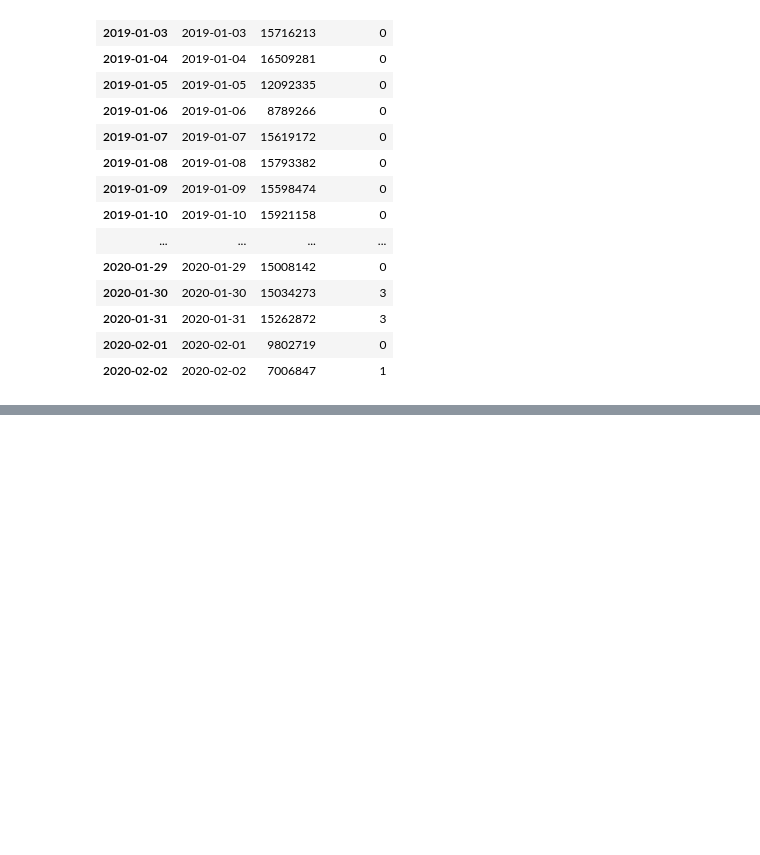
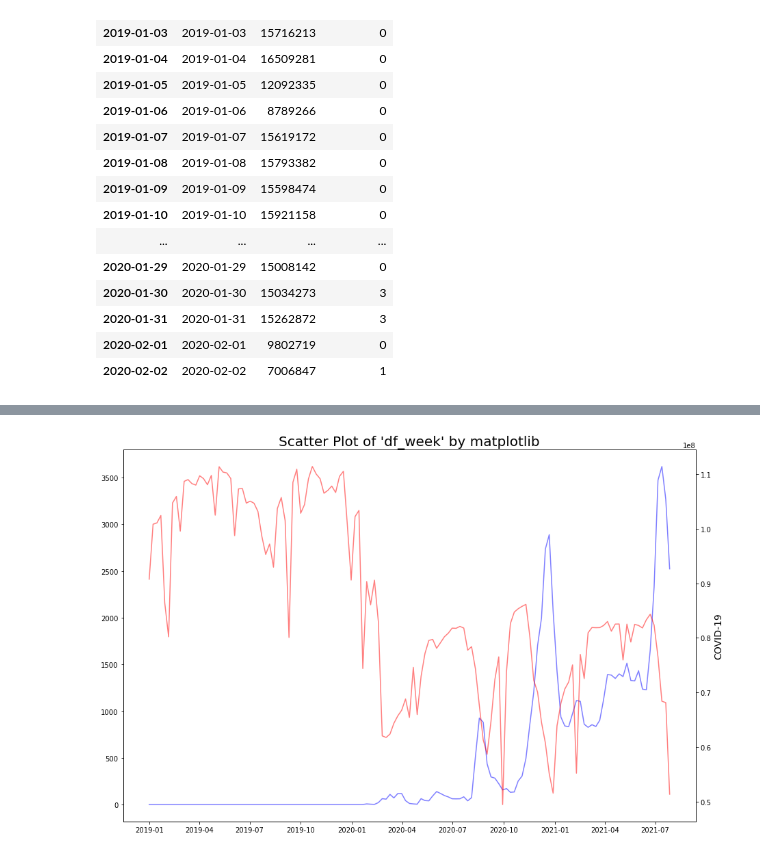
Before and after one commit to pepze21/data-visualization-PJT, a Jupyter notebook: data_preprocessing.ipynb, the cells around one changed output, grey strips where cells are left out. Saved outputs shown, nothing was run; the diff lists cells and outputs as text; code cells hidden in the pictures; blank space fills up the shorter version.

```diff
--- a/data_preprocessing.ipynb
+++ b/data_preprocessing.ipynb
@@ -217,0 +319,50 @@ plt.show()
+# %%
+fig, ax1 = plt.subplots()
+
+fig.set_figwidth(15)
+fig.set_figheight(10)
+
+plt.plot('date',
+
+         'COVID-19',
+
+         data=df_week,
+
+         linestyle='solid',
+
+         marker='o',
+
+         markersize=0,
+
+         color='blue',
+
+         alpha=0.5)
+
+ax2 = ax1.twinx()
+
+plt.plot('date',
+
+         'Subway',
+
+         data=df_week,
+
+         linestyle='solid',
+
+         marker='o',
+
+         markersize=0,
+
+         color='red',
+
+         alpha=0.5)
+
+plt.title("Scatter Plot of 'df_week' by matplotlib", fontsize=20)
+
+plt.xlabel('date', fontsize=14)
+
+plt.ylabel('COVID-19', fontsize=14)
+
+
+plt.show()
+# %% [output]
+[figure, added]
```
Also changed, not shown: parts of 9 cells of this notebook.
